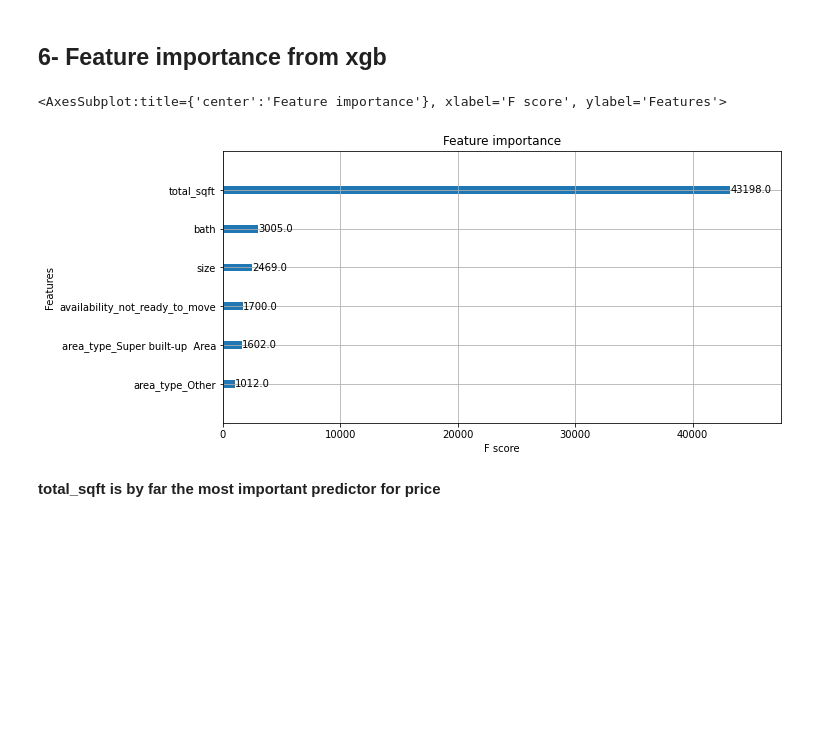
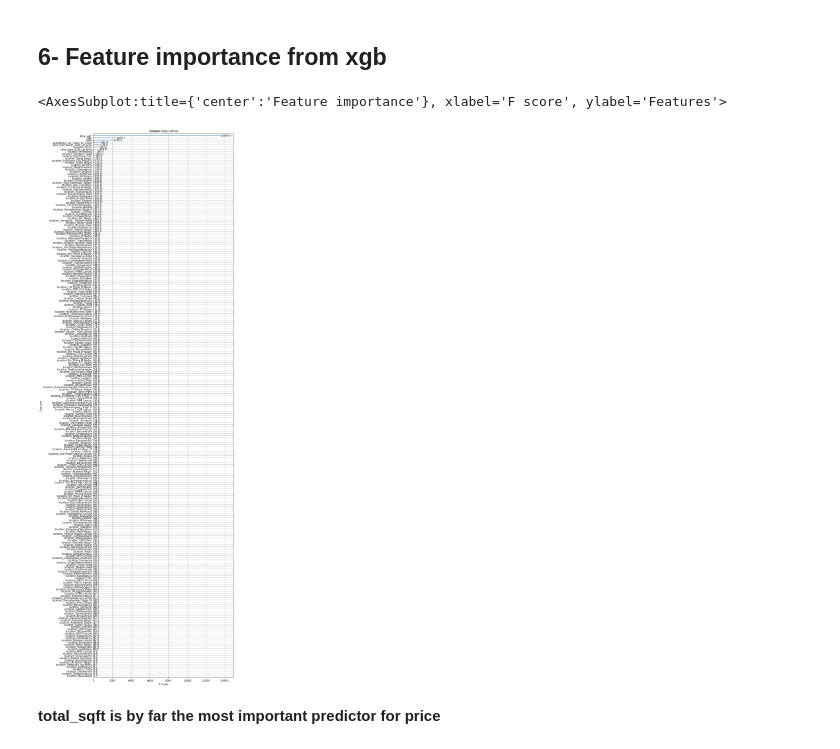
Before and after one commit to hfung4/Data-Projects, a Jupyter notebook: bangalore_home_price_prediction/home_prices_research/notebooks/02- modelling.ipynb, the cells around one changed output. Drawn from its saved outputs; the diff is of its cells as text; code cells hidden in the pictures; blank space fills up the shorter version.

```diff
--- a/bangalore_home_price_prediction/home_prices_research/notebooks/02- modelling.ipynb
+++ b/bangalore_home_price_prediction/home_prices_research/notebooks/02- modelling.ipynb
@@ -192,7 +241,7 @@ reg = GradientBoostingRegressor(n_estimators=1000,
 # %%
 param_grid = {
-    "learning_rate":[0.005,0.01,0.015],
-    "subsample": [0.3,0.5,0.6],
+    "learning_rate":[0.03,0.05,0.07],
+    "max_depth":[5,6,7],
     "max_features": [0.3,0.4,0.5]
 }
 # %%
@@ -258,4 +319,5 @@ rand_grid_search = RandomizedSearchCV(estimator = xgbr,
                                 n_jobs =-1,  # use all processors
                                 random_state = config.model_config.RANDOM_STATE)
 # %%
-rand_grid_search.fit(X_train,y_train)
+if EXECUTE:
+    rand_grid_search.fit(X_train,y_train)
@@ -266,13 +351,14 @@ print(f"The best hyperpaarameters for the gb model from RandomGridSearch is {ran
 **GridSearchCV for xgb for fine-tuning**
 # %%
 reg = xgb.XGBRegressor(n_estimators=500,
-                       gamma=0.1,
-                       learning_rate=0.015)
+                       gamma=0.05,
+                       learning_rate=0.015,
+                       subsample=1.0,
+                       max_depth=20)
 # %%
 param_grid = {
-    "max_depth":[20,30,40],
-    "subsample": [0.4,0.5,0.6],
-    "colsample_bytree": [0.5,0.6,0.7]
+    "colsample_bytree": [0.5,0.6,0.7],
+    "learning_rate": [0.05,0.06,0.07]
 }
 # %%
 # Instantiate the grid search model
@@ -313,11 +405,11 @@ joblib.dump(best_reg,Path(TRAINED_MODEL_DIR,f"home_price_xgb_v_{__version__}.pkl
 # %% [markdown]
 ## 6- Feature importance from xgb
 # %%
-fig = plt.figure(figsize= (10,5))
+fig = plt.figure(figsize= (10,40))
 ax = fig.add_subplot(1,1,1)
 xgb.plot_importance(best_reg, ax=ax)
 # %% [output]
 <AxesSubplot:title={'center':'Feature importance'}, xlabel='F score', ylabel='Features'>
-[figure, old version]
+[figure, new version]
 # %% [markdown]
 **total_sqft is by far the most important predictor for price**
```
Also changed, not shown: parts of 23 cells of this notebook, 7 other files.
